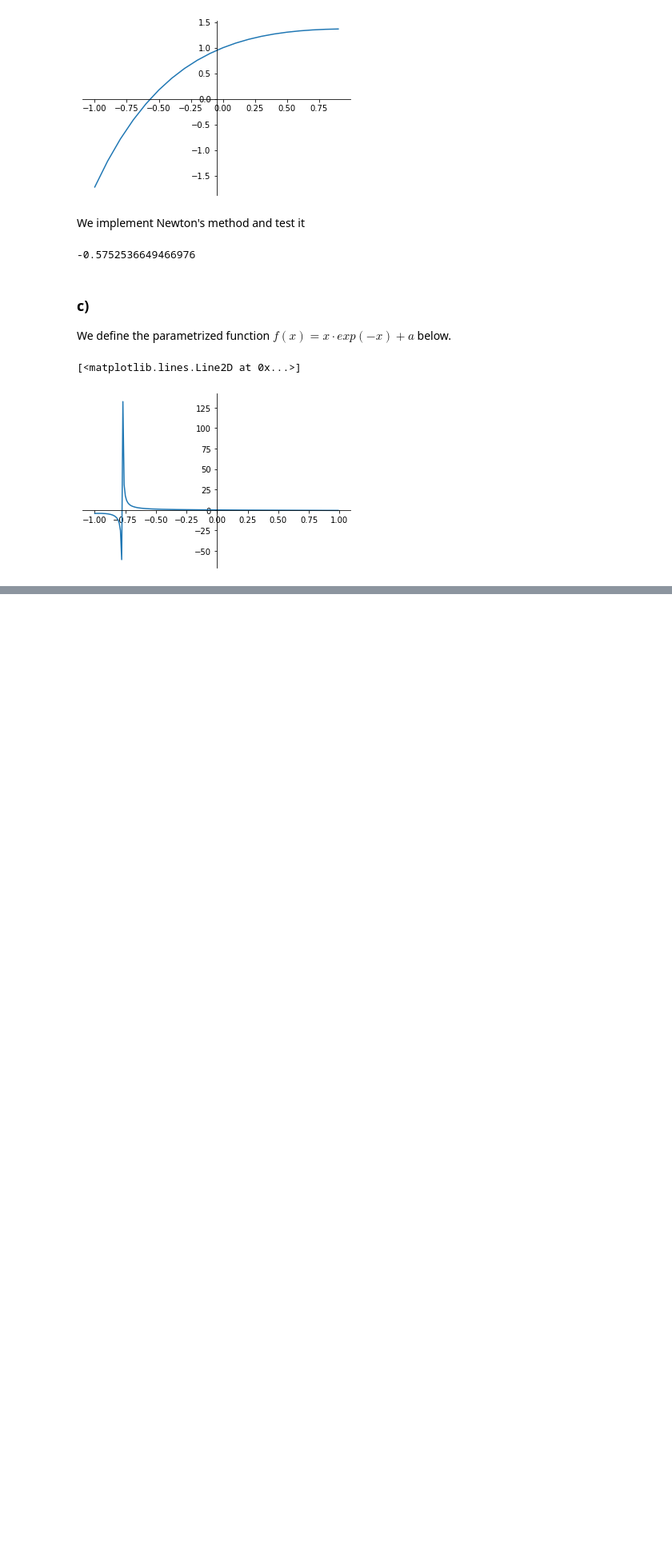
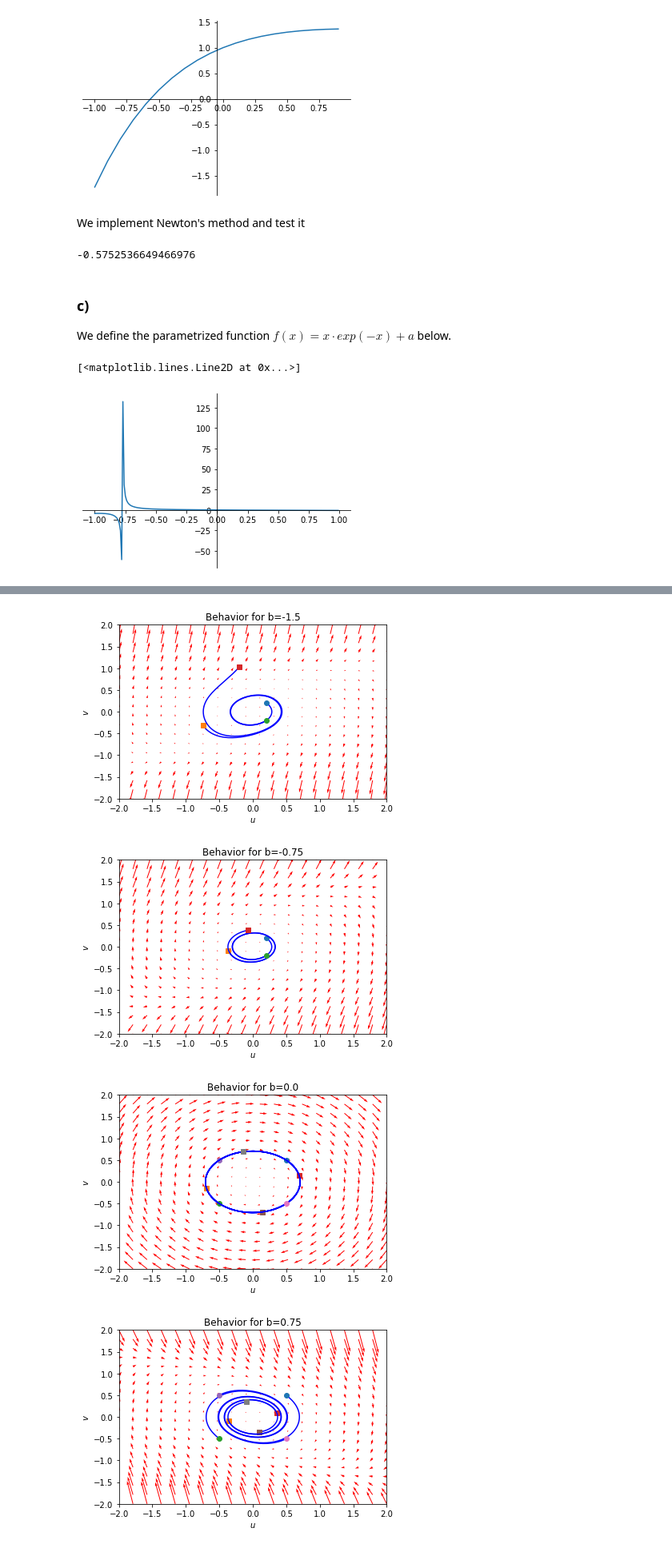
Before and after one commit to StefanIacob/CN_homework, a Jupyter notebook: Week 1.ipynb, the cells around one changed output, grey strips where cells are left out. Shown: that part at 80% size. Cells and saved outputs as stored; diff of their text form; code cells hidden in the pictures; blank space fills up the shorter version.

```diff
--- a/Week 1.ipynb
+++ b/Week 1.ipynb
@@ -72,0 +149,18 @@ plt.plot(a, roots)
+# %%
+#Plot the phase space for different b values
+
+IC = [(0.5, 0.5), (-0.5, -0.5), (-0.5, 0.5), (0.5, -0.5)] #Initial conditions
+IC_small_b = [(0.2, 0.2), (0.2, -0.2)] #Initial conditions
+
+
+for b_val in np.linspace(-1.5, 1.5, 5):
+    b_global = b_val
+    if b_val<0:
+        createPlot(b_val, IC_small_b)
+    else:
+        createPlot(b_val, IC)
+# %% [output]
+[figure, added]
+[figure, added]
+[figure, added]
+[figure, added]
```
Also changed, not shown: parts of 8 cells of this notebook, 4 other files.
